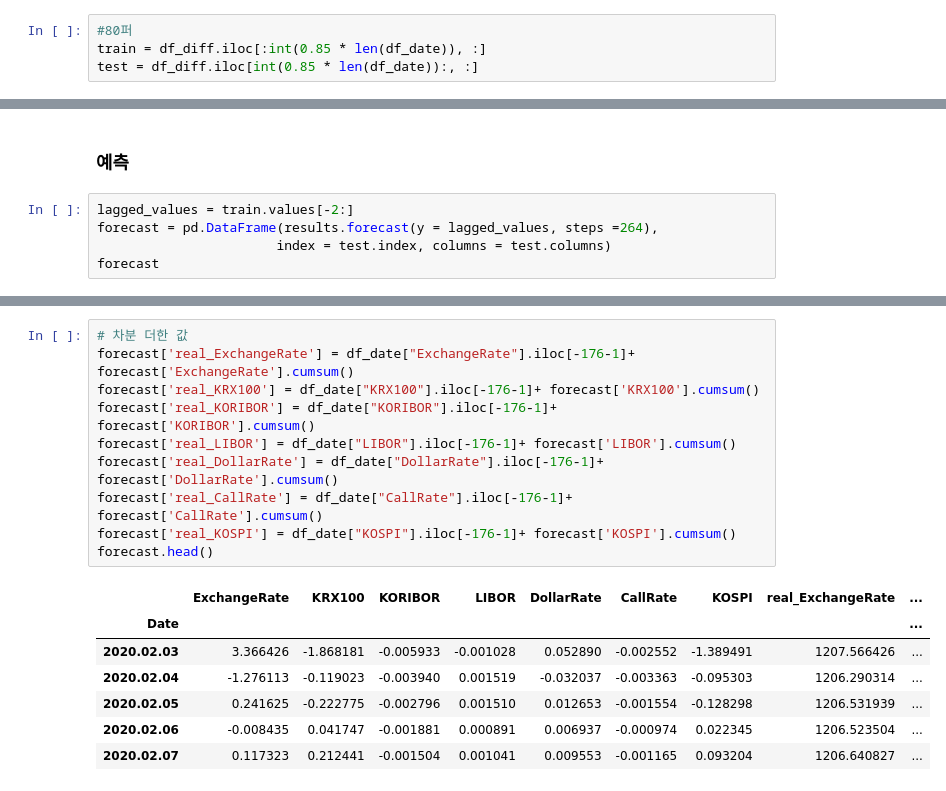
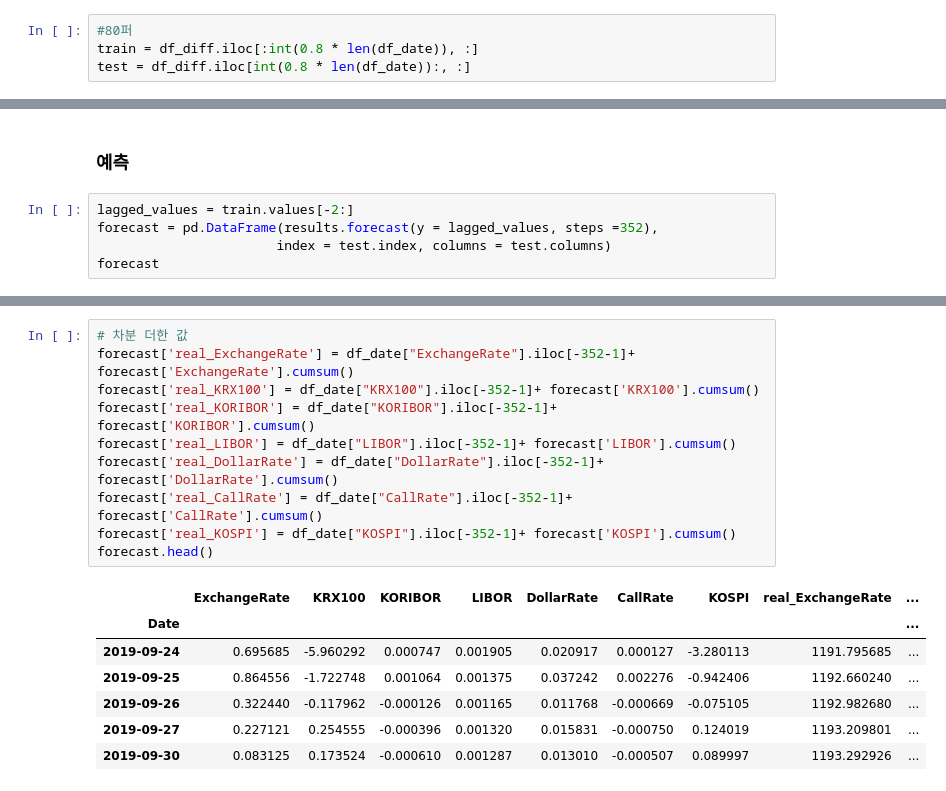
Before and after one commit to OHBEYOUNGHUN/Machine_practice, a Jupyter notebook: 시계열 프로젝트/다변량 시계열 (VAR) .ipynb, the cells around one changed output, grey strips where cells are left out. Cells and saved outputs as stored; diff of their text form.

```diff
--- a/시계열 프로젝트/다변량 시계열 (VAR) .ipynb
+++ b/시계열 프로젝트/다변량 시계열 (VAR) .ipynb
@@ -225,8 +225,8 @@ p-value: 0.0
 - 데이터를 트레인/테스트 셋으로 나누자
 # %%
 #80퍼
-train = df_diff.iloc[:int(0.85 * len(df_date)), :]
-test = df_diff.iloc[int(0.85 * len(df_date)):, :]
+train = df_diff.iloc[:int(0.8 * len(df_date)), :]
+test = df_diff.iloc[int(0.8 * len(df_date)):, :]
 # %%
 test.tail()
 # %% [output]
@@ -282,7 +282,7 @@ KOSPI              -0.026735  0.974511  0.046193 -0.025212    0.015123 -0.033805
 ### 예측
 # %%
 lagged_values = train.values[-2:]
-forecast = pd.DataFrame(results.forecast(y = lagged_values, steps =264),
+forecast = pd.DataFrame(results.forecast(y = lagged_values, steps =352),
                        index = test.index, columns = test.columns)
 forecast
 # %% [output]
@@ -303,20 +303,20 @@ forecast
 # %%
 # 차분 더한 값
-forecast['real_ExchangeRate'] = df_date["ExchangeRate"].iloc[-176-1]+ forecast['ExchangeRate'].cumsum()
-forecast['real_KRX100'] = df_date["KRX100"].iloc[-176-1]+ forecast['KRX100'].cumsum()
-forecast['real_KORIBOR'] = df_date["KORIBOR"].iloc[-176-1]+ forecast['KORIBOR'].cumsum()
-forecast['real_LIBOR'] = df_date["LIBOR"].iloc[-176-1]+ forecast['LIBOR'].cumsum()
-forecast['real_DollarRate'] = df_date["DollarRate"].iloc[-176-1]+ forecast['DollarRate'].cumsum()
-forecast['real_CallRate'] = df_date["CallRate"].iloc[-176-1]+ forecast['CallRate'].cumsum()
-forecast['real_KOSPI'] = df_date["KOSPI"].iloc[-176-1]+ forecast['KOSPI'].cumsum()
+forecast['real_ExchangeRate'] = df_date["ExchangeRate"].iloc[-352-1]+ forecast['ExchangeRate'].cumsum()
+forecast['real_KRX100'] = df_date["KRX100"].iloc[-352-1]+ forecast['KRX100'].cumsum()
+forecast['real_KORIBOR'] = df_date["KORIBOR"].iloc[-352-1]+ forecast['KORIBOR'].cumsum()
+forecast['real_LIBOR'] = df_date["LIBOR"].iloc[-352-1]+ forecast['LIBOR'].cumsum()
+forecast['real_DollarRate'] = df_date["DollarRate"].iloc[-352-1]+ forecast['DollarRate'].cumsum()
+forecast['real_CallRate'] = df_date["CallRate"].iloc[-352-1]+ forecast['CallRate'].cumsum()
+forecast['real_KOSPI'] = df_date["KOSPI"].iloc[-352-1]+ forecast['KOSPI'].cumsum()
 forecast.head()
 # %% [output]
 |  | ExchangeRate | KRX100 | KORIBOR | LIBOR | DollarRate | CallRate | KOSPI | real_ExchangeRate | ... |
 | Date |  |  |  |  |  |  |  |  | ... |
-| 2020.02.03 | 3.366426 | -1.868181 | -0.005933 | -0.001028 | 0.052890 | -0.002552 | -1.389491 | 1207.566426 | ... |
-| 2020.02.04 | -1.276113 | -0.119023 | -0.003940 | 0.001519 | -0.032037 | -0.003363 | -0.095303 | 1206.290314 | ... |
-| 2020.02.05 | 0.241625 | -0.222775 | -0.002796 | 0.001510 | 0.012653 | -0.001554 | -0.128298 | 1206.531939 | ... |
-| 2020.02.06 | -0.008435 | 0.041747 | -0.001881 | 0.000891 | 0.006937 | -0.000974 | 0.022345 | 1206.523504 | ... |
-| 2020.02.07 | 0.117323 | 0.212441 | -0.001504 | 0.001041 | 0.009553 | -0.001165 | 0.093204 | 1206.640827 | ... |
+| 2019-09-24 | 0.695685 | -5.960292 | 0.000747 | 0.001905 | 0.020917 | 0.000127 | -3.280113 | 1191.795685 | ... |
+| 2019-09-25 | 0.864556 | -1.722748 | 0.001064 | 0.001375 | 0.037242 | 0.002276 | -0.942406 | 1192.660240 | ... |
+| 2019-09-26 | 0.322440 | -0.117962 | -0.000126 | 0.001165 | 0.011768 | -0.000669 | -0.075105 | 1192.982680 | ... |
+| 2019-09-27 | 0.227121 | 0.254555 | -0.000396 | 0.001320 | 0.015831 | -0.000750 | 0.124019 | 1193.209801 | ... |
+| 2019-09-30 | 0.083125 | 0.173524 | -0.000610 | 0.001287 | 0.013010 | -0.000507 | 0.089997 | 1193.292926 | ... |
 # %%
 #환율 그래프 보자
```
Also changed, not shown: parts of 10 cells of this notebook, 2 other files.
